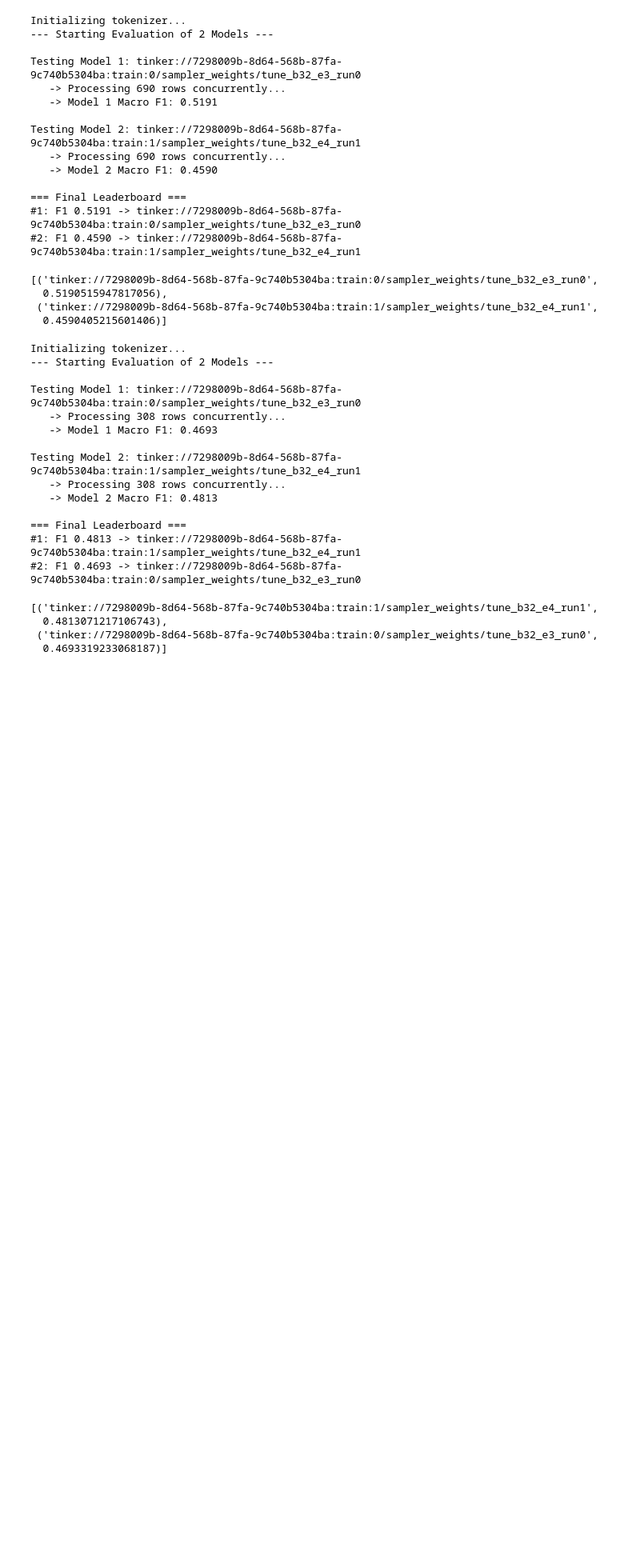
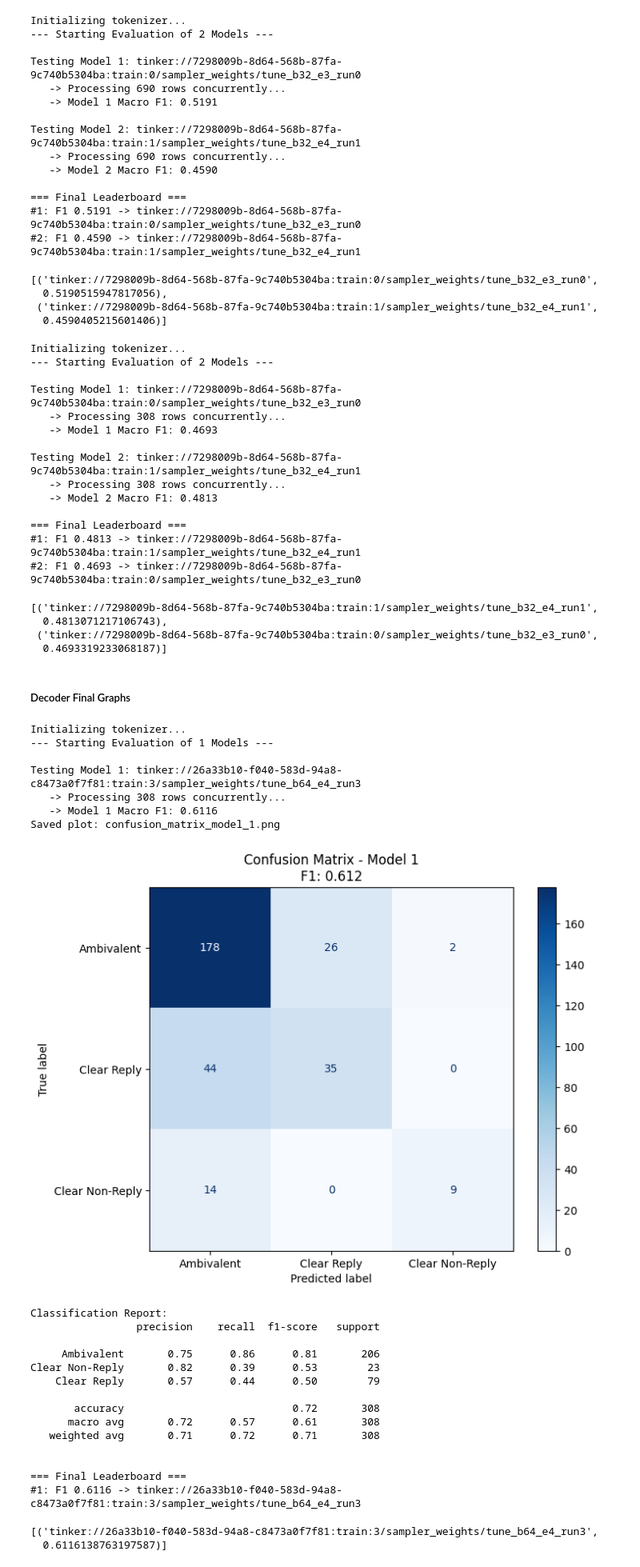
Before and after one commit to Akseldindisyan/CS445_CLARITY_Unmasking-Political-Question-Evasions, a Jupyter notebook: CS445.ipynb, the cells around one changed output. Shown at 80% size. Saved outputs shown, nothing was run; the diff lists cells and outputs as text; code cells hidden in the pictures; blank space fills up the shorter version.

```diff
--- a/CS445.ipynb
+++ b/CS445.ipynb
@@ -4307,3 +4307,5 @@ Testing Model 2: tinker://7298009b-8d64-568b-87fa-9c740b5304ba:train:1/sampler_w
   0.4813071217106743),
  ('tinker://7298009b-8d64-568b-87fa-9c740b5304ba:train:0/sampler_weights/tune_b32_e3_run0',
   0.4693319233068187)]
+# %% [markdown]
+##### Decoder Final Graphs
@@ -4309,0 +4406,28 @@ Testing Model 2: tinker://7298009b-8d64-568b-87fa-9c740b5304ba:train:1/sampler_w
+# %%
+model_paths = ["tinker://26a33b10-f040-583d-94a8-c8473a0f7f81:train:3/sampler_weights/tune_b64_e4_run3"]
+await evaluate_models_via_graphs("meta-llama/Llama-3.1-8B-Instruct", model_paths, df_test)
+# %% [output]
+Initializing tokenizer...
+--- Starting Evaluation of 1 Models ---
+
+Testing Model 1: tinker://26a33b10-f040-583d-94a8-c8473a0f7f81:train:3/sampler_weights/tune_b64_e4_run3
+   -> Processing 308 rows concurrently...
+   -> Model 1 Macro F1: 0.6116
+Saved plot: confusion_matrix_model_1.png
+[figure, added]
+Classification Report:
+                 precision    recall  f1-score   support
+
+     Ambivalent       0.75      0.86      0.81       206
+Clear Non-Reply       0.82      0.39      0.53        23
+    Clear Reply       0.57      0.44      0.50        79
+
+       accuracy                           0.72       308
+      macro avg       0.72      0.57      0.61       308
+   weighted avg       0.71      0.72      0.71       308
+
+
+=== Final Leaderboard ===
+#1: F1 0.6116 -> tinker://26a33b10-f040-583d-94a8-c8473a0f7f81:train:3/sampler_weights/tune_b64_e4_run3
+[('tinker://26a33b10-f040-583d-94a8-c8473a0f7f81:train:3/sampler_weights/tune_b64_e4_run3',
+  0.6116138763197587)]
```
Also changed, not shown: parts of 7 cells of this notebook, 1 other file.
